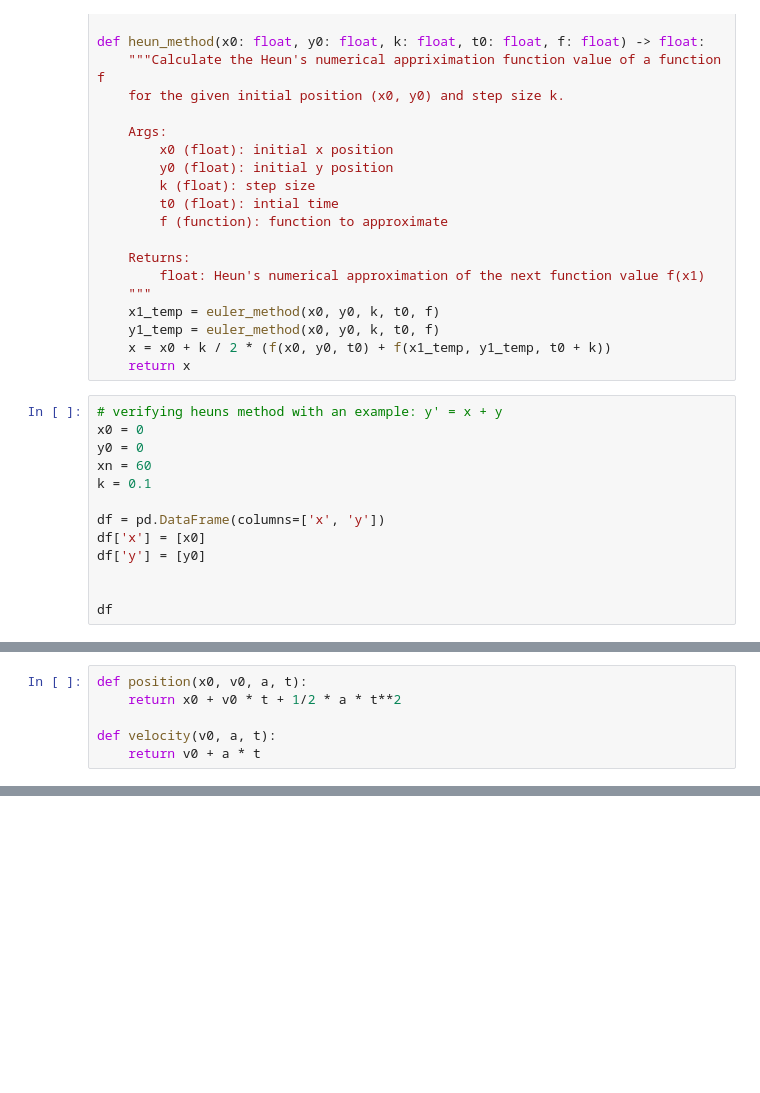
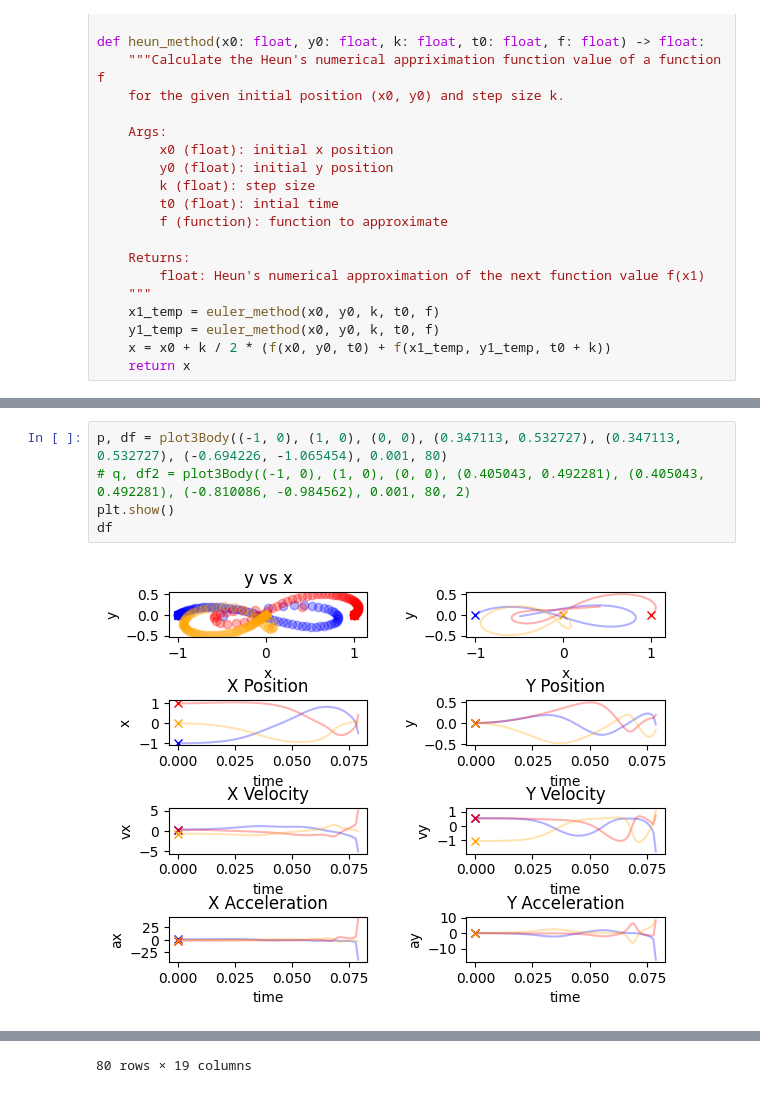
Before and after one commit to wastjohn/ThreeBodyProblemVis, a Jupyter notebook: ThreeBodyVis.ipynb, the cells around one changed output, grey strips where cells are left out. Drawn from its saved outputs; the diff is of its cells as text; blank space fills up the shorter version.

Commit message:
visualization without DE

```diff
--- a/ThreeBodyVis.ipynb
+++ b/ThreeBodyVis.ipynb
@@ -38,16 +37,3 @@ def heun_method(x0: float, y0: float, k: float, t0: float, f: float) -> float:
     y1_temp = euler_method(x0, y0, k, t0, f)
     x = x0 + k / 2 * (f(x0, y0, t0) + f(x1_temp, y1_temp, t0 + k))
     return x
-# %%
-# verifying heuns method with an example: y' = x + y
-x0 = 0
-y0 = 0
-xn = 60
-k = 0.1
-
-df = pd.DataFrame(columns=['x', 'y'])
-df['x'] = [x0]
-df['y'] = [y0]
-
-
-df
@@ -62,6 +39,0 @@ df.iloc[0, 1]
-# %%
-def position(x0, v0, a, t):
-    return x0 + v0 * t + 1/2 * a * t**2
-
-def velocity(v0, a, t):
-    return v0 + a * t
@@ -259,0 +199,7 @@ df
+# %%
+p, df = plot3Body((-1, 0), (1, 0), (0, 0), (0.347113, 0.532727), (0.347113, 0.532727), (-0.694226, -1.065454), 0.001, 80)
+# q, df2 = plot3Body((-1, 0), (1, 0), (0, 0), (0.405043, 0.492281), (0.405043, 0.492281), (-0.810086, -0.984562), 0.001, 80, 2)
+plt.show()
+df
+# %% [output]
+[figure, added]
@@ -259,0 +218 @@ df
+80 rows × 19 columns
```
Also changed, not shown: parts of 6 cells of this notebook.
